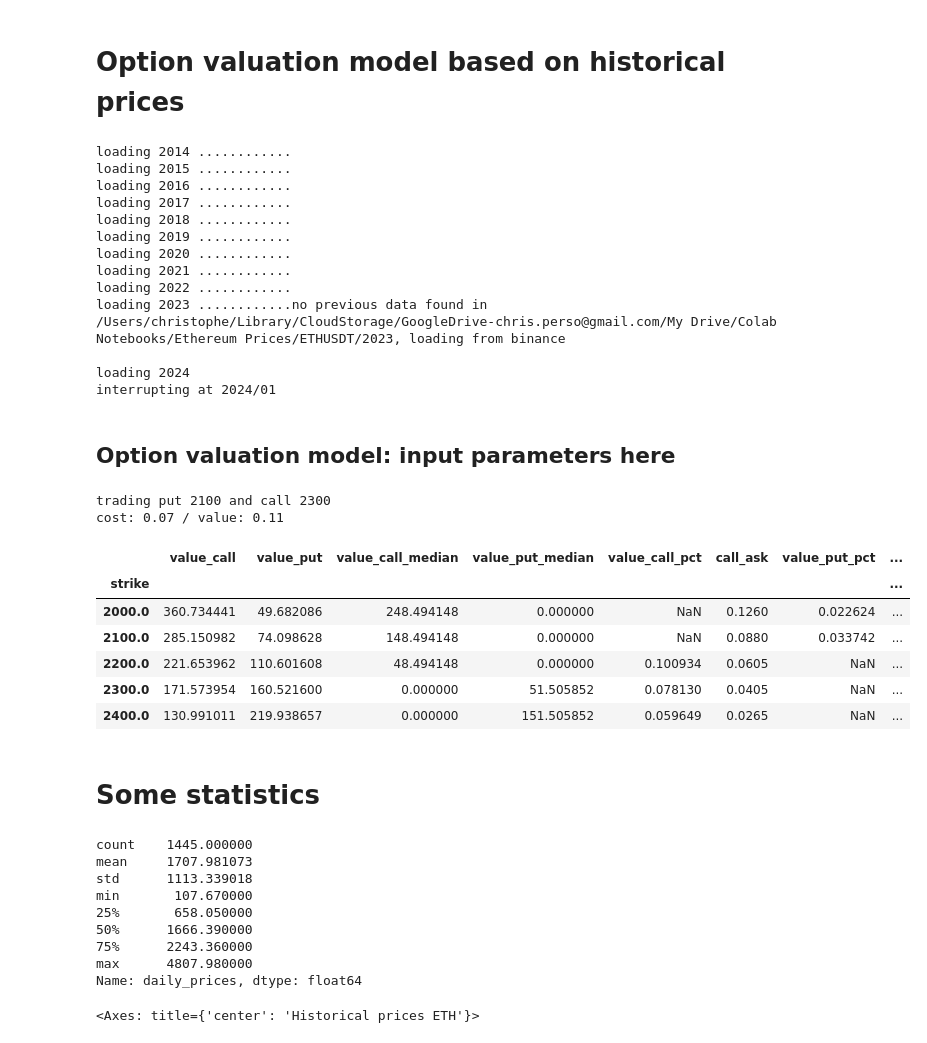
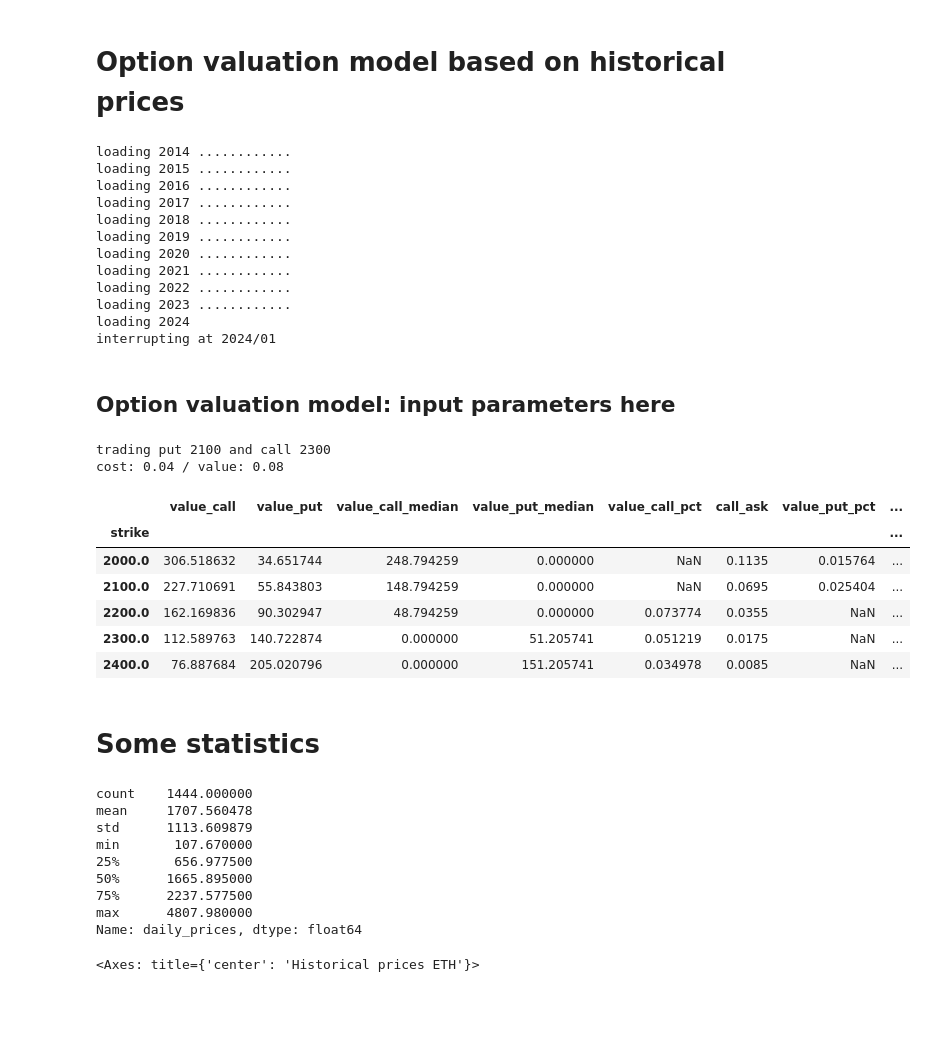
Before and after one commit to chris-ch/ethereum-prices, a Jupyter notebook: analyse-prices.ipynb, the cells around one changed output. Drawn from its saved outputs; the diff is of its cells as text; code cells hidden in the pictures; blank space fills up the shorter version.

```diff
--- a/analyse-prices.ipynb
+++ b/analyse-prices.ipynb
@@ -51,7 +51,7 @@ BINANCE_DATETIME_FORMAT = "%Y-%m-%d %H-%M-%S"
 BINANCE_SYMBOL = 'ETHUSDT'
 
 
-def first_day_of_next_month(year: int, month: int):
+def first_day_of_next_month(year: int, month: int) -> datetime:
     """Returns the first datetime of the next month.
 
     Args:
@@ -80,9 +80,7 @@ def load_prices_by_month(code: str, year: int, month: int, force_refresh: bool=F
         from_date = datetime(year, month, 1, 0, 0, 0)
         until_date = first_day_of_next_month(year, month) - timedelta(seconds=1)
 
-        # Execute the query from binance - timestamps must be converted to strings !
         candles = binance_client.get_historical_klines(code, binance.Client.KLINE_INTERVAL_1HOUR, str(from_date), str(until_date))
-        # Create a dataframe to label all the columns returned by binance so we work with them later.
         binance_prices = pandas.DataFrame(candles, columns=['dateTime', 'open', 'high', 'low', 'close', 'volume', 'closeTime',
                                               'quoteAssetVolume', 'numberOfTrades', 'takerBuyBaseVol', 'takerBuyQuoteVol',
                                               'ignore'])
@@ -126,14 +124,13 @@ loading 2019 ............
 loading 2020 ............
 loading 2021 ............
 loading 2022 ............
-loading 2023 ............no previous data found in /Users/christophe/Library/CloudStorage/GoogleDrive-chris.perso@gmail.com/My Drive/Colab Notebooks/Ethereum Prices/ETHUSDT/2023, loading from binance
-
+loading 2023 ............
 loading 2024
 interrupting at 2024/01
 # %% [markdown]
 ## Option valuation model: input parameters here
 # %%
-target_period_days = 16
+target_period_days = 9
 CUT_OFF_YEAR = 2020
 
 instrument_code = BINANCE_SYMBOL[:3]
@@ -243,51 +240,51 @@ for count, strike_price in enumerate(strike_prices, start=1):
         'value_put_median': df[f'put_value_pct_{count}'].quantile(0.5) * current_price,
         'value_call_pct': df[f'call_value_pct_{count}'].mean(),
         'call_ask': call_ask,
         'value_put_pct': df[f'put_value_pct_{count}'].mean(),
         'put_ask': put_ask
     }
     if strike_price < current_price:
         strike_data['value_call_pct'] = None
     if strike_price > current_price:
         strike_data['value_put_pct'] = None
 
     option_chain.append(strike_data)
 
 option_chain_df = pandas.DataFrame(option_chain).set_index('strike').sort_index()
 
 #
 index_put = 1
 index_call = -2
 #
 cost, value = (option_chain_df.iloc[index_put]['put_ask'] + option_chain_df.iloc[index_call]['call_ask'],
  option_chain_df.iloc[index_put]['value_put_pct'] + option_chain_df.iloc[index_call]['value_call_pct']
 )
 print(f'trading put {option_chain_df.iloc[index_put].name:.0f} and call {option_chain_df.iloc[index_call].name:.0f}')
 print(f'cost: {cost:.2f} / value: {value:.2f}')
 
 option_chain_df
 # %% [output]
 trading put 2100 and call 2300
-cost: 0.07 / value: 0.11
+cost: 0.04 / value: 0.08
 |  | value_call | value_put | value_call_median | value_put_median | value_call_pct | call_ask | value_put_pct | ... |
 | strike |  |  |  |  |  |  |  | ... |
-| 2000.0 | 360.734441 | 49.682086 | 248.494148 | 0.000000 | NaN | 0.1260 | 0.022624 | ... |
-| 2100.0 | 285.150982 | 74.098628 | 148.494148 | 0.000000 | NaN | 0.0880 | 0.033742 | ... |
-| 2200.0 | 221.653962 | 110.601608 | 48.494148 | 0.000000 | 0.100934 | 0.0605 | NaN | ... |
-| 2300.0 | 171.573954 | 160.521600 | 0.000000 | 51.505852 | 0.078130 | 0.0405 | NaN | ... |
-| 2400.0 | 130.991011 | 219.938657 | 0.000000 | 151.505852 | 0.059649 | 0.0265 | NaN | ... |
+| 2000.0 | 306.518632 | 34.651744 | 248.794259 | 0.000000 | NaN | 0.1135 | 0.015764 | ... |
+| 2100.0 | 227.710691 | 55.843803 | 148.794259 | 0.000000 | NaN | 0.0695 | 0.025404 | ... |
+| 2200.0 | 162.169836 | 90.302947 | 48.794259 | 0.000000 | 0.073774 | 0.0355 | NaN | ... |
+| 2300.0 | 112.589763 | 140.722874 | 0.000000 | 51.205741 | 0.051219 | 0.0175 | NaN | ... |
+| 2400.0 | 76.887684 | 205.020796 | 0.000000 | 151.205741 | 0.034978 | 0.0085 | NaN | ... |
 # %% [markdown]
 # Some statistics
 # %%
 df['daily_prices'].describe()
 # %% [output]
-count    1445.000000
-mean     1707.981073
-std      1113.339018
+count    1444.000000
+mean     1707.560478
+std      1113.609879
 min       107.670000
-25%       658.050000
-50%      1666.390000
-75%      2243.360000
+25%       656.977500
+50%      1665.895000
+75%      2237.577500
 max      4807.980000
 Name: daily_prices, dtype: float64
 # %%
```
Also changed, not shown: parts of 1 cell of this notebook, 2 other files.
